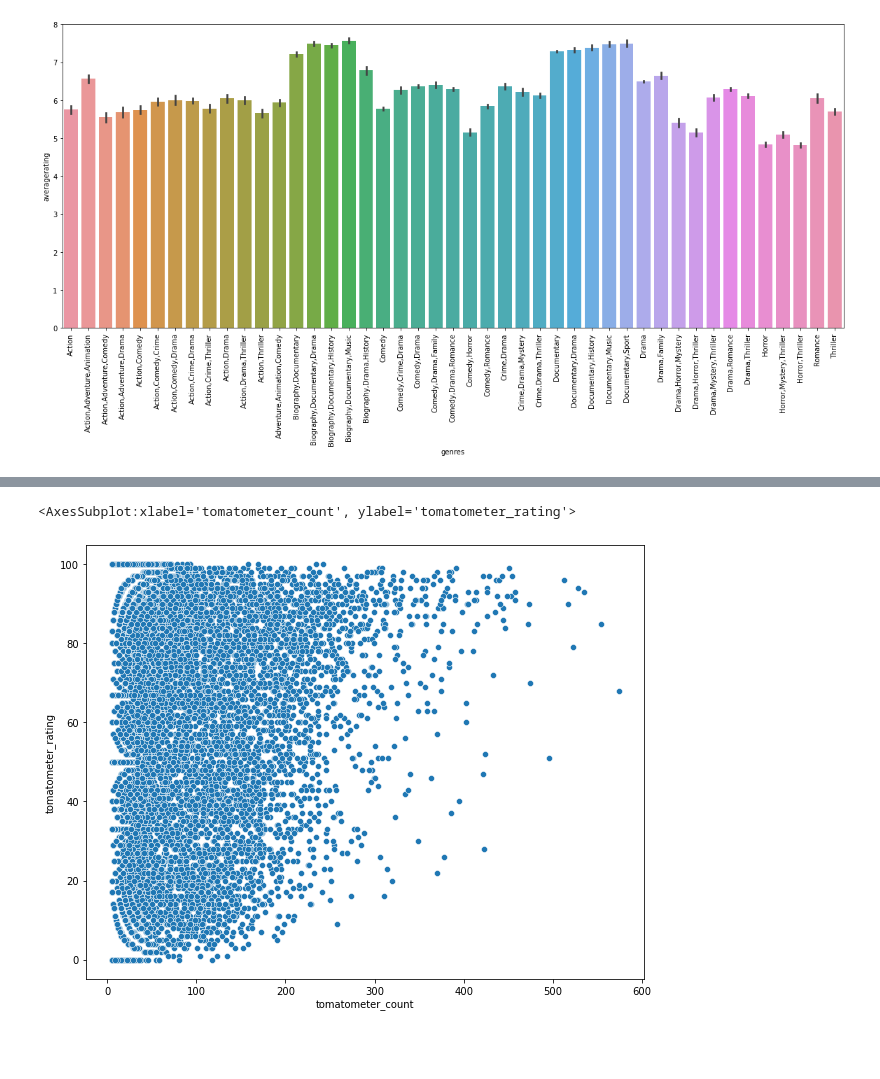
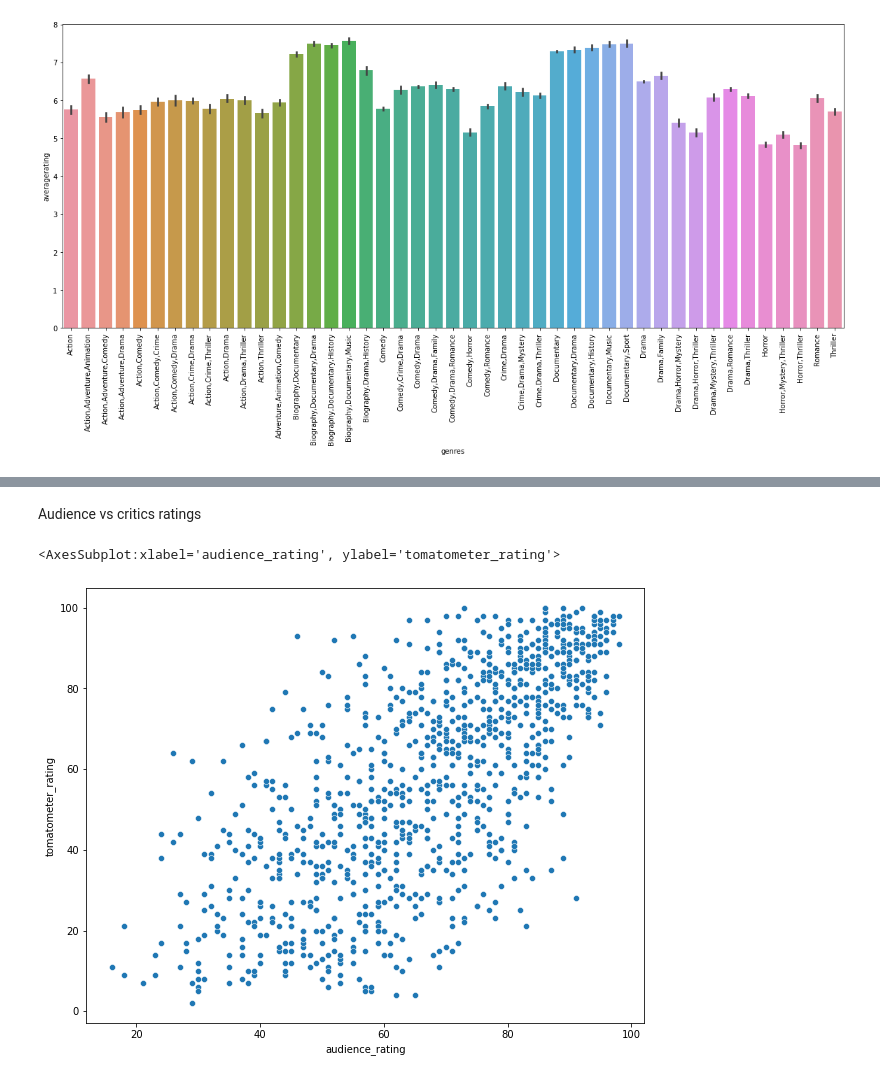
Before and after one commit to nancyho83/Microsoft-Movie-Analysis, a Jupyter notebook: cleaning-and-visualization.ipynb, the cells around one changed output, grey strips where cells are left out. Drawn from its saved outputs; the diff is of its cells as text; code cells hidden in the pictures; blank space fills up the shorter version.

Commit message:
Updated cleaning-and-visualization notebook

```diff
--- a/cleaning-and-visualization.ipynb
+++ b/cleaning-and-visualization.ipynb
@@ -221,6 +285,8 @@ ax.set_xticklabels(ax.get_xticklabels(), rotation=90)
+# %% [markdown]
+Audience vs critics ratings
 # %%
 f, ax = plt.subplots(figsize=(10,8))
-sns.scatterplot(x="tomatometer_count", y="tomatometer_rating", data=rotten_tomatoes_df)
+sns.scatterplot(x="audience_rating", y="tomatometer_rating", data=rotten_tomatoes_df)
 # %% [output]
-<AxesSubplot:xlabel='tomatometer_count', ylabel='tomatometer_rating'>
+<AxesSubplot:xlabel='audience_rating', ylabel='tomatometer_rating'>
-[figure, old version]
+[figure, new version]
```
Also changed, not shown: parts of 14 cells of this notebook.
